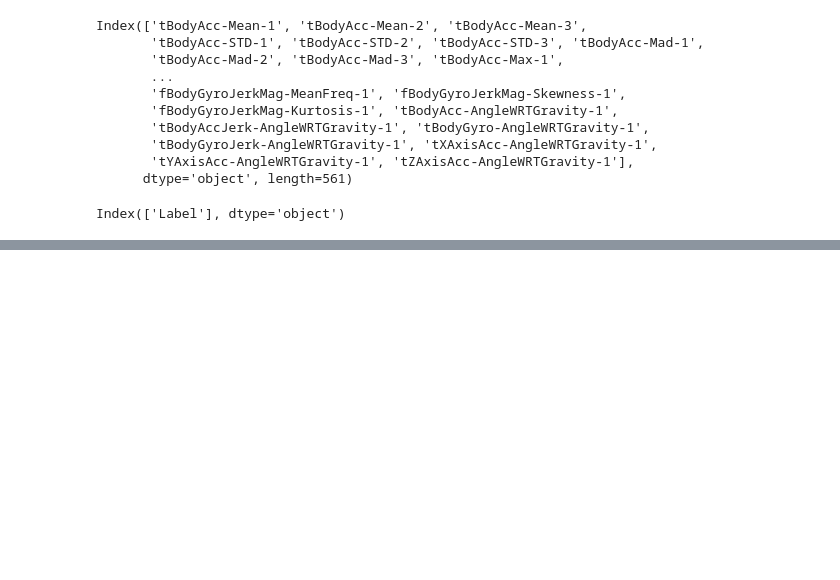
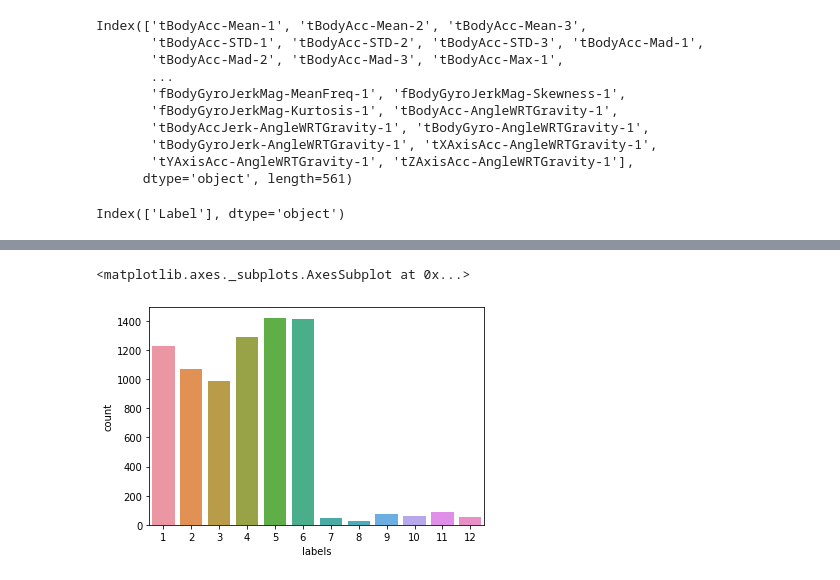
Before and after one commit to HAPTDS/HAPT, a Jupyter notebook: HAPT preprocessing.ipynb, the cells around one changed output, grey strips where cells are left out. Cells and saved outputs as stored; diff of their text form; code cells hidden in the pictures; blank space fills up the shorter version.

```diff
--- a/HAPT preprocessing.ipynb
+++ b/HAPT preprocessing.ipynb
@@ -98,0 +112,5 @@ Index(['Label'], dtype='object')
+# %%
+sns.countplot(y_train['labels'])
+# %% [output]
+<matplotlib.axes._subplots.AxesSubplot at 0x...>
+[figure, added]
```
Also changed, not shown: parts of 6 cells of this notebook.
